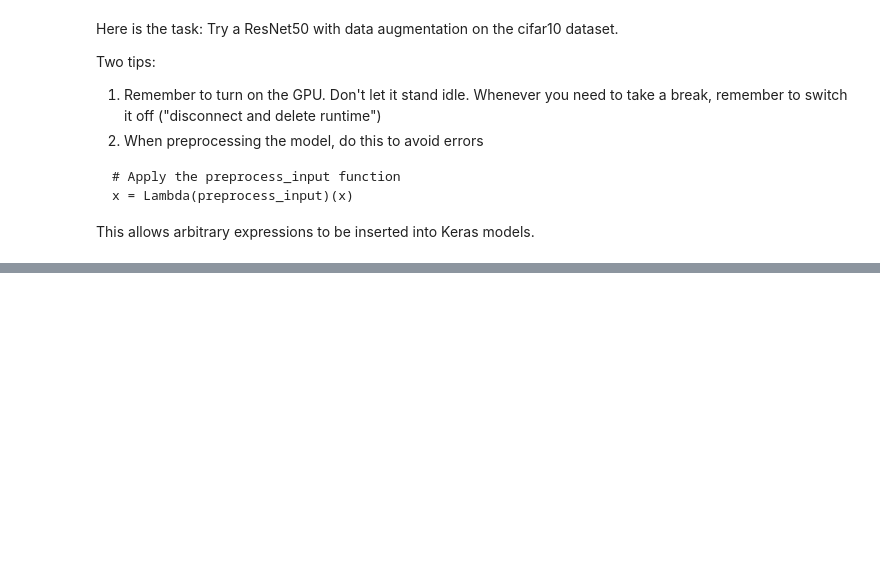
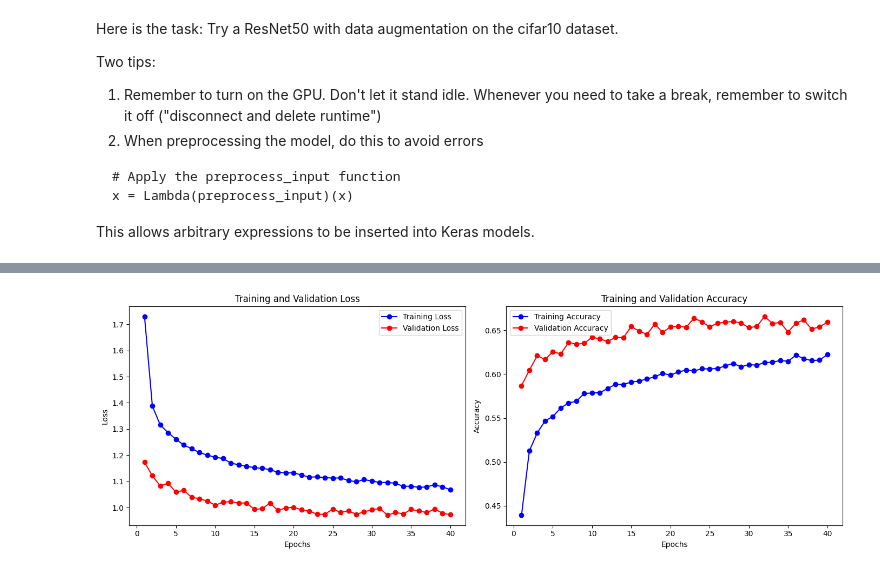
Before and after one commit to MiguelAtencio/deep-learning-copilot, a Jupyter notebook: ML4BI_E6.ipynb, the cells around one changed output, grey strips where cells are left out. Saved outputs shown, nothing was run; the diff lists cells and outputs as text; code cells hidden in the pictures; blank space fills up the shorter version.

```diff
--- a/ML4BI_E6.ipynb
+++ b/ML4BI_E6.ipynb
@@ -26,0 +213,6 @@ This allows arbitrary expressions to be inserted into Keras models.
+# %%
+data_augmentation = keras.Sequential([
+    layers.RandomFlip("horizontal"),
+    layers.RandomRotation(0.1),
+    layers.RandomZoom(0.2)
+])
@@ -26,0 +245,9 @@ This allows arbitrary expressions to be inserted into Keras models.
+# %%
+model.compile(optimizer="Adam", loss="sparse_categorical_crossentropy", metrics=["accuracy"])
+# %%
+callbacks = [keras.callbacks.EarlyStopping(patience=10, restore_best_weights=True),
+             keras.callbacks.ModelCheckpoint(filepath="resnet50.keras", save_best_only=True, monitor="val_accuracy")]
+# %%
+history = model.fit(x_train, y_train, batch_size=256,
+                    epochs=40, validation_split=0.2,
+                    callbacks=callbacks, verbose=1)
@@ -26,0 +272,36 @@ This allows arbitrary expressions to be inserted into Keras models.
+# %%
+history_dict = history.history
+
+# Extracting loss and accuracy history
+train_loss = history_dict['loss']
+val_loss = history_dict['val_loss']
+train_accuracy = history_dict['accuracy']
+val_accuracy = history_dict['val_accuracy']
+
+epochs = range(1, len(train_loss) + 1)
+
+# Plotting training and validation loss
+plt.figure(figsize=(14, 5))
+
+# Training and validation loss plot
+plt.subplot(1, 2, 1)
+plt.plot(epochs, train_loss, 'bo-', label='Training Loss')
+plt.plot(epochs, val_loss, 'ro-', label='Validation Loss')
+plt.title('Training and Validation Loss')
+plt.xlabel('Epochs')
+plt.ylabel('Loss')
+plt.legend()
+
+# Training and validation accuracy plot
+plt.subplot(1, 2, 2)
+plt.plot(epochs, train_accuracy, 'bo-', label='Training Accuracy')
+plt.plot(epochs, val_accuracy, 'ro-', label='Validation Accuracy')
+plt.title('Training and Validation Accuracy')
+plt.xlabel('Epochs')
+plt.ylabel('Accuracy')
+plt.legend()
+
+plt.tight_layout()  # Adjusts the plots to ensure they don't overlap
+plt.show()
+# %% [output]
+[figure, added]
```
Also changed, not shown: parts of 35 cells of this notebook.
